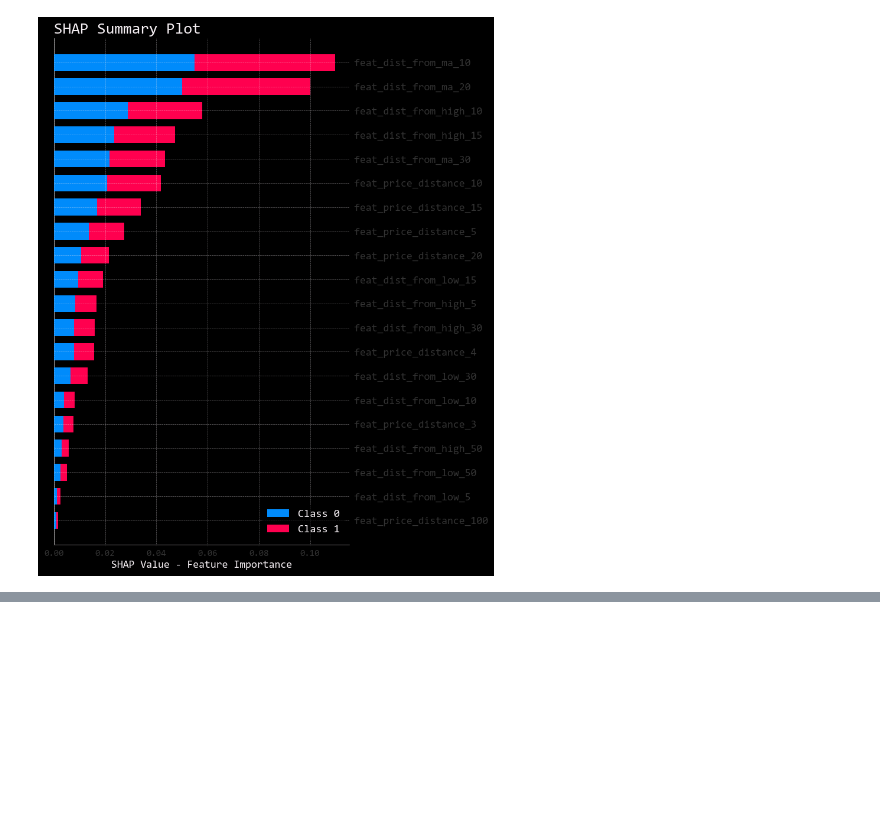
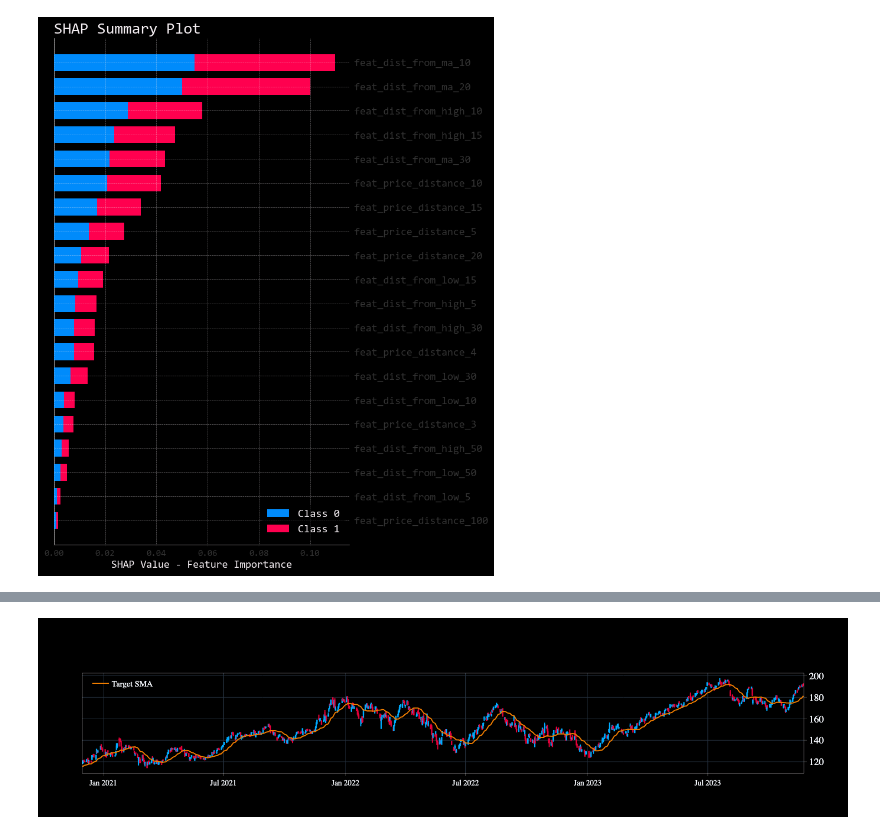
Before and after one commit to mikewenner/Data_Science, a Jupyter notebook: ML_trend_predict.ipynb, the cells around one changed output, grey strips where cells are left out. Saved outputs shown, nothing was run; the diff lists cells and outputs as text; code cells hidden in the pictures; blank space fills up the shorter version.

```diff
--- a/ML_trend_predict.ipynb
+++ b/ML_trend_predict.ipynb
@@ -606,0 +637,4 @@ plt.show()
+# %%
+# Create a df that only has the test data --> date greater than the train_until parm
+df_plot = aapl_df[aapl_df['date'] >= train_until].reset_index(drop=True)
+df_plot
@@ -606,0 +655,4 @@ plt.show()
+# %%
+# create a column for the predicted probabilities
+df_plot['pred_prob'] = clf.predict_proba(x_test)[:, 1]
+df_plot
@@ -606,0 +673,4 @@ plt.show()
+# %%
+# ctreate a column for the predictions greater than 50%
+df_plot['pred_50'] = df_plot['pred_prob'] > 0.5
+df_plot
@@ -606,0 +691,28 @@ plt.show()
+# %%
+fig = go.Figure()
+
+
+# Creates the Candlestick Chart
+fig.add_trace(
+    go.Candlestick(
+    x=df_plot['date'],
+    open=df_plot['Open'],
+    high=df_plot['High'],
+    low=df_plot['Low'],
+    close=df_plot['Close'],
+    showlegend=False,
+    )
+
+)
+
+# Adds the SMA
+fig.add_trace(
+    go.Line(
+        x=df_plot['date'],
+        y=df_plot['target_sma'],
+        name='Target SMA'
+    )
+
+)
+# %% [output]
+[figure, added]
```
Also changed, not shown: parts of 11 cells of this notebook, 2 other files.
